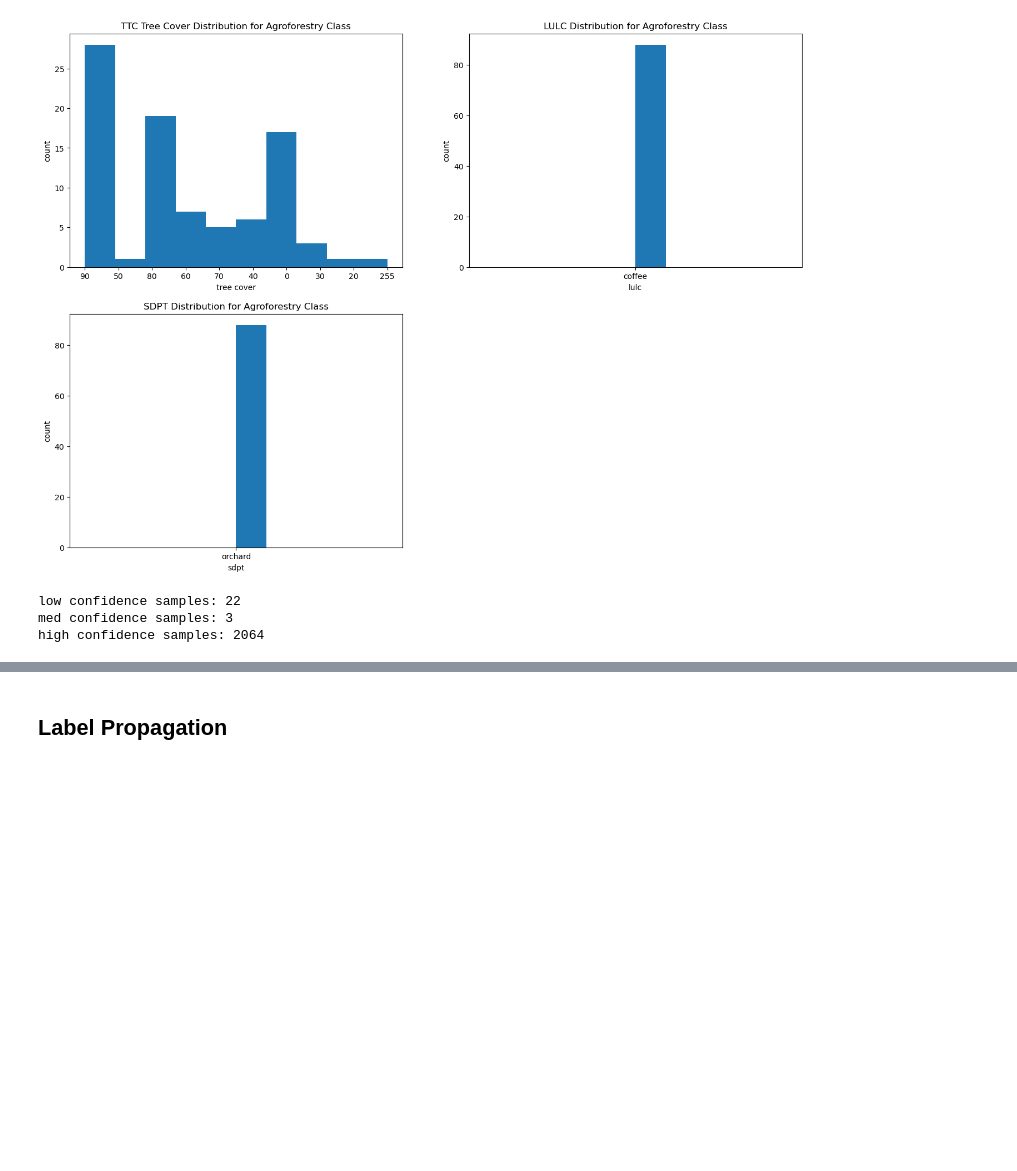
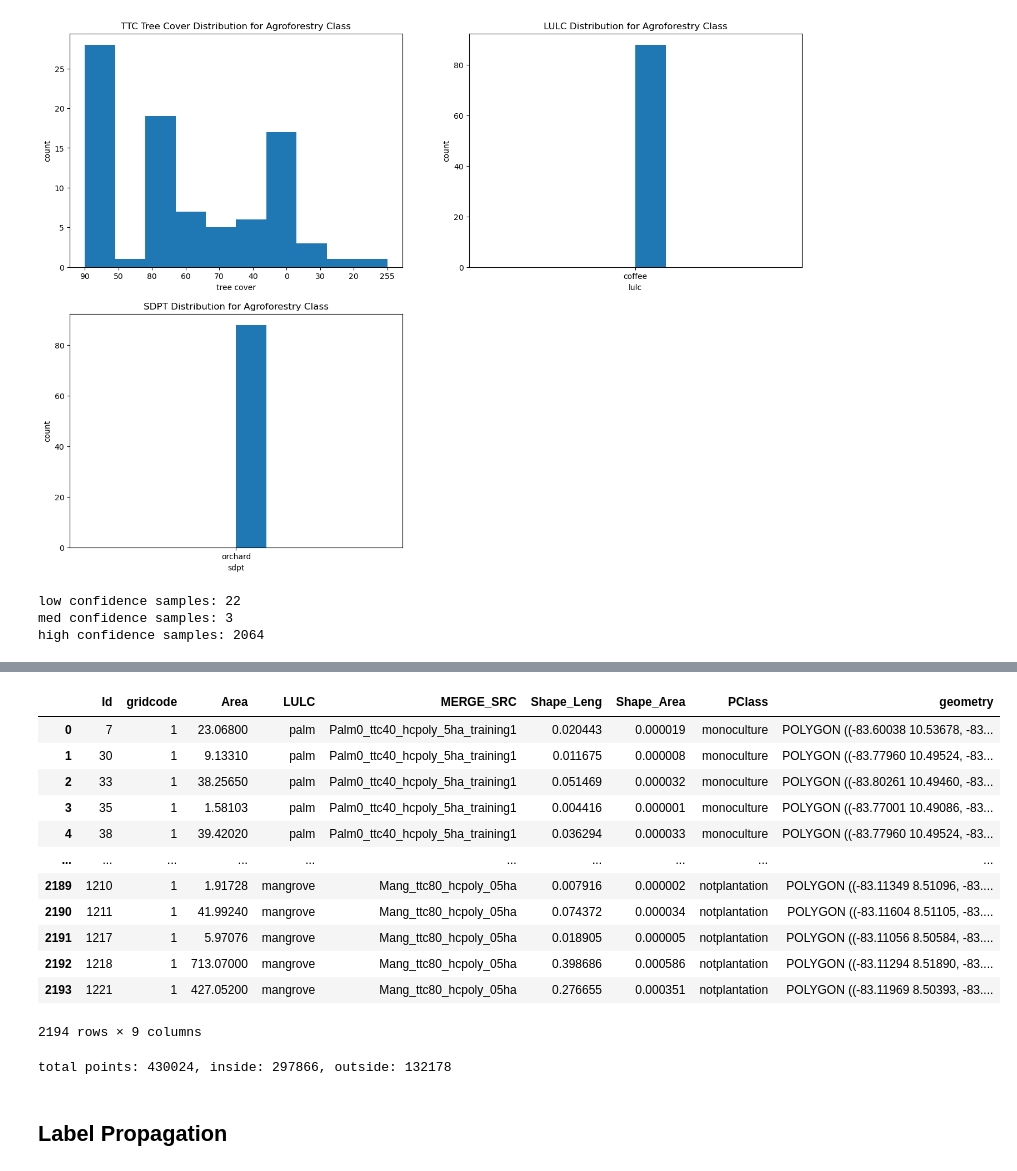
Before and after one commit to wri/label_propagation, a Jupyter notebook: notebooks/prototype_workflow.ipynb, the cells around one changed output, grey strips where cells are left out. Cells and saved outputs as stored; diff of their text form; code cells hidden in the pictures; blank space fills up the shorter version.

```diff
--- a/notebooks/prototype_workflow.ipynb
+++ b/notebooks/prototype_workflow.ipynb
@@ -295,3 +259,33 @@ high confidence samples: 2064
+# %%
+high_conf = gpd.read_file(f'../data/interim/costa_rica/HighConf_poly1.shp')
+high_conf
+# %% [output]
+|  | Id | gridcode | Area | LULC | MERGE_SRC | Shape_Leng | Shape_Area | PClass | geometry |
+| 0 | 7 | 1 | 23.06800 | palm | Palm0_ttc40_hcpoly_5ha_training1 | 0.020443 | 0.000019 | monoculture | POLYGON ((-83.60038 10.53678, -83... |
+| 1 | 30 | 1 | 9.13310 | palm | Palm0_ttc40_hcpoly_5ha_training1 | 0.011675 | 0.000008 | monoculture | POLYGON ((-83.77960 10.49524, -83... |
+| 2 | 33 | 1 | 38.25650 | palm | Palm0_ttc40_hcpoly_5ha_training1 | 0.051469 | 0.000032 | monoculture | POLYGON ((-83.80261 10.49460, -83... |
+| 3 | 35 | 1 | 1.58103 | palm | Palm0_ttc40_hcpoly_5ha_training1 | 0.004416 | 0.000001 | monoculture | POLYGON ((-83.77001 10.49086, -83... |
+| 4 | 38 | 1 | 39.42020 | palm | Palm0_ttc40_hcpoly_5ha_training1 | 0.036294 | 0.000033 | monoculture | POLYGON ((-83.77960 10.49524, -83... |
+| ... | ... | ... | ... | ... | ... | ... | ... | ... | ... |
+| 2189 | 1210 | 1 | 1.91728 | mangrove | Mang_ttc80_hcpoly_05ha | 0.007916 | 0.000002 | notplantation | POLYGON ((-83.11349 8.51096, -83.... |
+| 2190 | 1211 | 1 | 41.99240 | mangrove | Mang_ttc80_hcpoly_05ha | 0.074372 | 0.000034 | notplantation | POLYGON ((-83.11604 8.51105, -83.... |
+| 2191 | 1217 | 1 | 5.97076 | mangrove | Mang_ttc80_hcpoly_05ha | 0.018905 | 0.000005 | notplantation | POLYGON ((-83.11056 8.50584, -83.... |
+| 2192 | 1218 | 1 | 713.07000 | mangrove | Mang_ttc80_hcpoly_05ha | 0.398686 | 0.000586 | notplantation | POLYGON ((-83.11294 8.51890, -83.... |
+| 2193 | 1221 | 1 | 427.05200 | mangrove | Mang_ttc80_hcpoly_05ha | 0.276655 | 0.000351 | notplantation | POLYGON ((-83.11969 8.50393, -83.... |
+2194 rows × 9 columns
+# %%
+start_labels = grid.label.value_counts().reset_index()
+within = gpd.sjoin(grid, high_conf, how='inner') # where grid is in high conf
+keys = ['point_x', 'point_y']
+i1 = grid.set_index(keys).index
+i2 = within.set_index(keys).index
+outside = grid[~i1.isin(i2)]
+print(f'total points: {len(grid)}, inside: {len(within)}, outside: {len(outside)}')
+grid.loc[outside.index, 'label'] = np.NaN
+end_labels = grid.label.value_counts().reset_index()
+print(start_labels['count'] - end_labels['count'])
+# %% [output]
+total points: 430024, inside: 297866, outside: 132178
 # %% [markdown]
 ## Label Propagation
 # %% [markdown]
```
Also changed, not shown: parts of 44 cells of this notebook, 7 other files.
